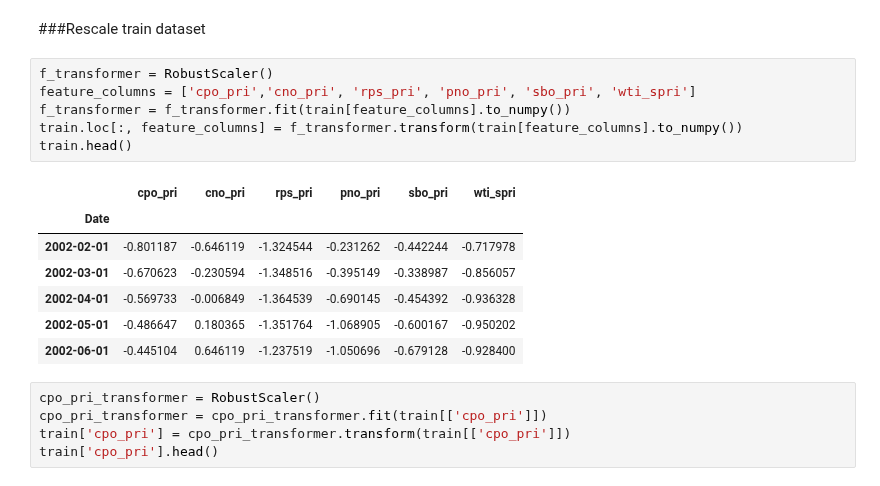
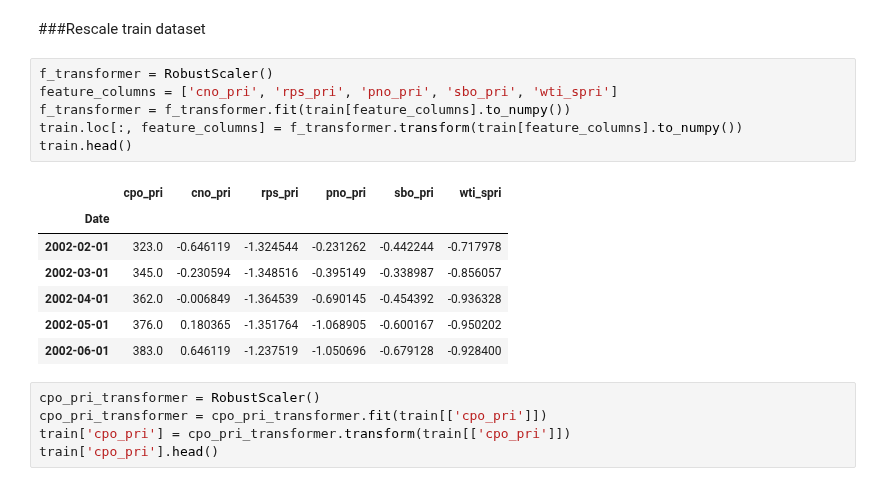
Before and after one commit to mofuoku417/Machine-Learning-Techniques-for-Multivariate-Time-Series-Forecasting-of-Crude-Palm-Oil-Prices, a Jupyter notebook: MV_LSTM.ipynb, the cells around one changed output. Cells and saved outputs as stored; diff of their text form.

```diff
--- a/MV_LSTM.ipynb
+++ b/MV_LSTM.ipynb
@@ -179,18 +174,18 @@ train.head()
 ###Rescale train dataset
 # %%
 f_transformer = RobustScaler()
-feature_columns = ['cpo_pri','cno_pri', 'rps_pri', 'pno_pri', 'sbo_pri', 'wti_spri']
+feature_columns = ['cno_pri', 'rps_pri', 'pno_pri', 'sbo_pri', 'wti_spri']
 f_transformer = f_transformer.fit(train[feature_columns].to_numpy())
 train.loc[:, feature_columns] = f_transformer.transform(train[feature_columns].to_numpy())
 train.head()
 # %% [output]
 |  | cpo_pri | cno_pri | rps_pri | pno_pri | sbo_pri | wti_spri |
 | Date |  |  |  |  |  |  |
-| 2002-02-01 | -0.801187 | -0.646119 | -1.324544 | -0.231262 | -0.442244 | -0.717978 |
-| 2002-03-01 | -0.670623 | -0.230594 | -1.348516 | -0.395149 | -0.338987 | -0.856057 |
-| 2002-04-01 | -0.569733 | -0.006849 | -1.364539 | -0.690145 | -0.454392 | -0.936328 |
-| 2002-05-01 | -0.486647 | 0.180365 | -1.351764 | -1.068905 | -0.600167 | -0.950202 |
-| 2002-06-01 | -0.445104 | 0.646119 | -1.237519 | -1.050696 | -0.679128 | -0.928400 |
+| 2002-02-01 | 323.0 | -0.646119 | -1.324544 | -0.231262 | -0.442244 | -0.717978 |
+| 2002-03-01 | 345.0 | -0.230594 | -1.348516 | -0.395149 | -0.338987 | -0.856057 |
+| 2002-04-01 | 362.0 | -0.006849 | -1.364539 | -0.690145 | -0.454392 | -0.936328 |
+| 2002-05-01 | 376.0 | 0.180365 | -1.351764 | -1.068905 | -0.600167 | -0.950202 |
+| 2002-06-01 | 383.0 | 0.646119 | -1.237519 | -1.050696 | -0.679128 | -0.928400 |
 # %%
 cpo_pri_transformer = RobustScaler()
 cpo_pri_transformer = cpo_pri_transformer.fit(train[['cpo_pri']])
```
Also changed, not shown: parts of 15 cells of this notebook.
